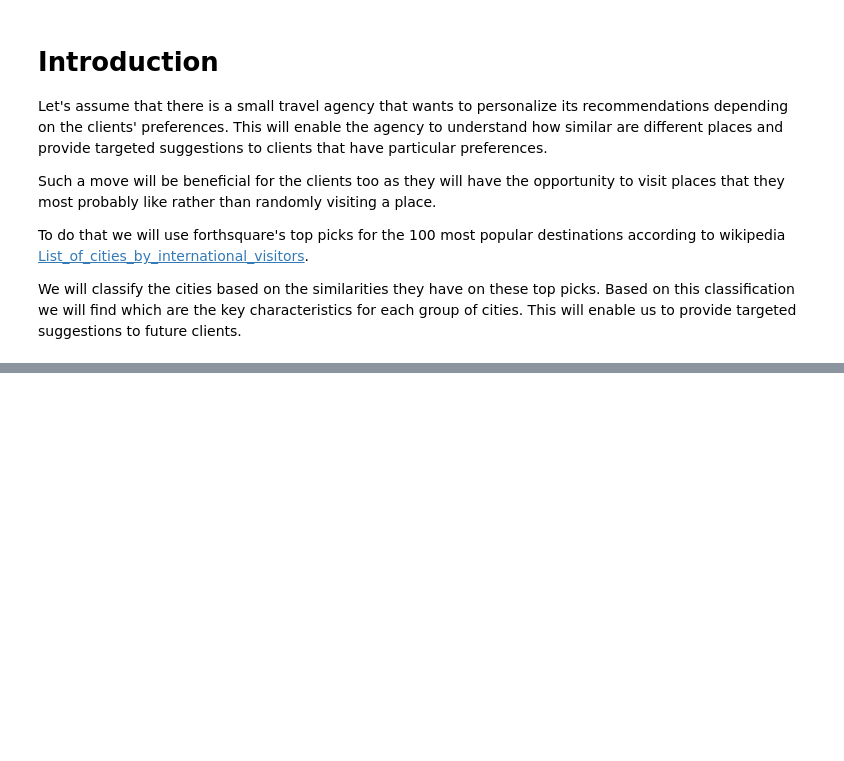
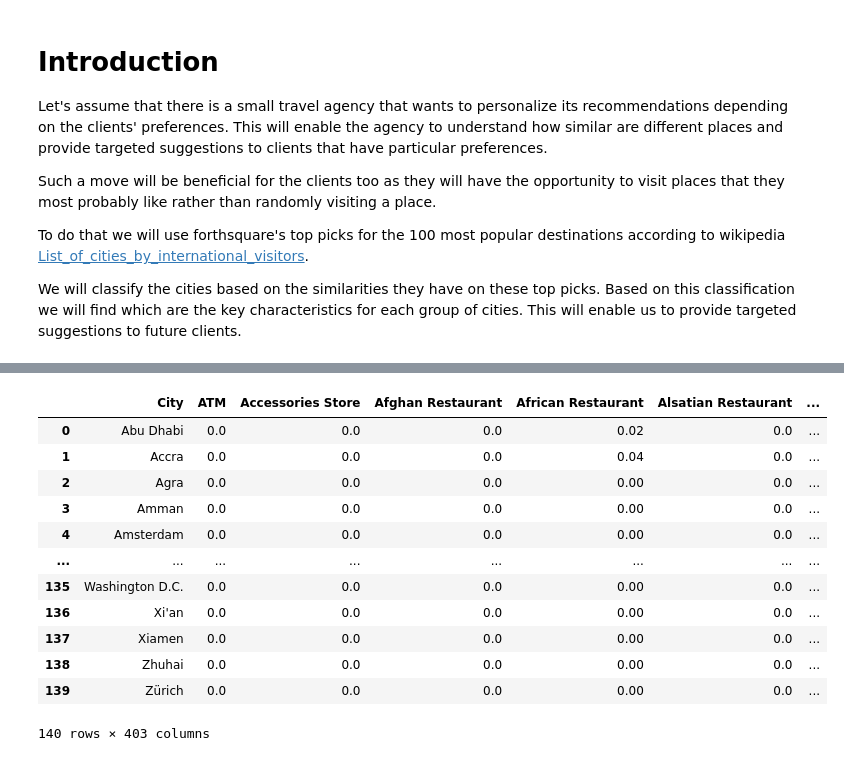
Before and after one commit to vkaramanis/Coursera_Capstone, a Jupyter notebook: The_Battle_of_Neighborhoods.ipynb, the cells around one changed output, grey strips where cells are left out. Cells and saved outputs as stored; diff of their text form; code cells hidden in the pictures; blank space fills up the shorter version.

```diff
--- a/The_Battle_of_Neighborhoods.ipynb
+++ b/The_Battle_of_Neighborhoods.ipynb
@@ -12,0 +130,3 @@ We will classify the cities based on the similarities they have on these top pic
+# %%
+top_cities.drop(columns=['city', 'country'], inplace=True)
+top_cities.head()
@@ -12,0 +193,6 @@ We will classify the cities based on the similarities they have on these top pic
+# %%
+CLIENT_ID = ''
+CLIENT_SECRET = ''
+LIMIT = 50
+SECTION = 'topPicks'
+VERSION = '20210730'
@@ -12,0 +316,17 @@ We will classify the cities based on the similarities they have on these top pic
+# %%
+grouped = onehot.groupby('City').mean().reset_index()
+grouped
+# %% [output]
+|  | City | ATM | Accessories Store | Afghan Restaurant | African Restaurant | Alsatian Restaurant | ... |
+| 0 | Abu Dhabi | 0.0 | 0.0 | 0.0 | 0.02 | 0.0 | ... |
+| 1 | Accra | 0.0 | 0.0 | 0.0 | 0.04 | 0.0 | ... |
+| 2 | Agra | 0.0 | 0.0 | 0.0 | 0.00 | 0.0 | ... |
+| 3 | Amman | 0.0 | 0.0 | 0.0 | 0.00 | 0.0 | ... |
+| 4 | Amsterdam | 0.0 | 0.0 | 0.0 | 0.00 | 0.0 | ... |
+| ... | ... | ... | ... | ... | ... | ... | ... |
+| 135 | Washington D.C. | 0.0 | 0.0 | 0.0 | 0.00 | 0.0 | ... |
+| 136 | Xi'an | 0.0 | 0.0 | 0.0 | 0.00 | 0.0 | ... |
+| 137 | Xiamen | 0.0 | 0.0 | 0.0 | 0.00 | 0.0 | ... |
+| 138 | Zhuhai | 0.0 | 0.0 | 0.0 | 0.00 | 0.0 | ... |
+| 139 | Zürich | 0.0 | 0.0 | 0.0 | 0.00 | 0.0 | ... |
+140 rows × 403 columns
```
Also changed, not shown: parts of 28 cells of this notebook.
